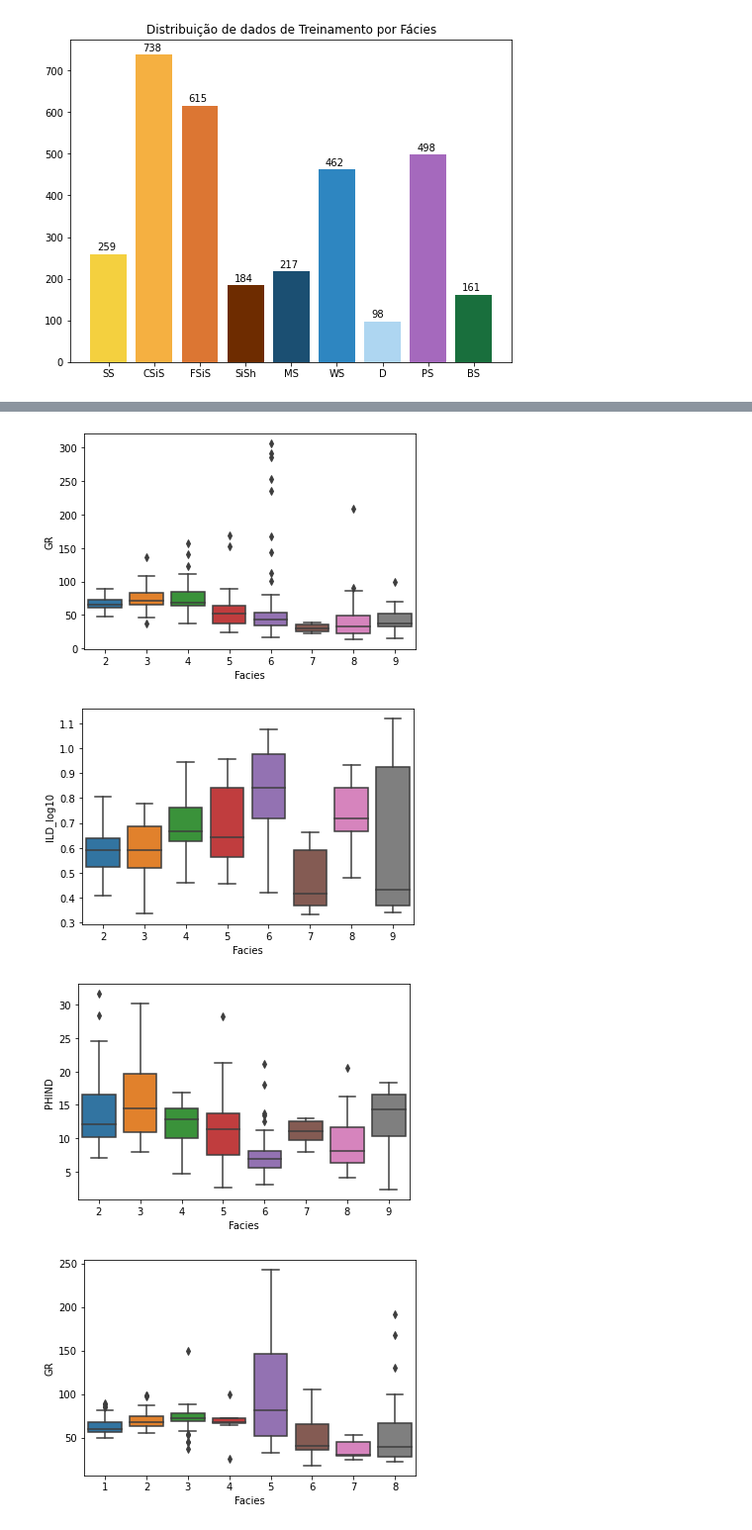
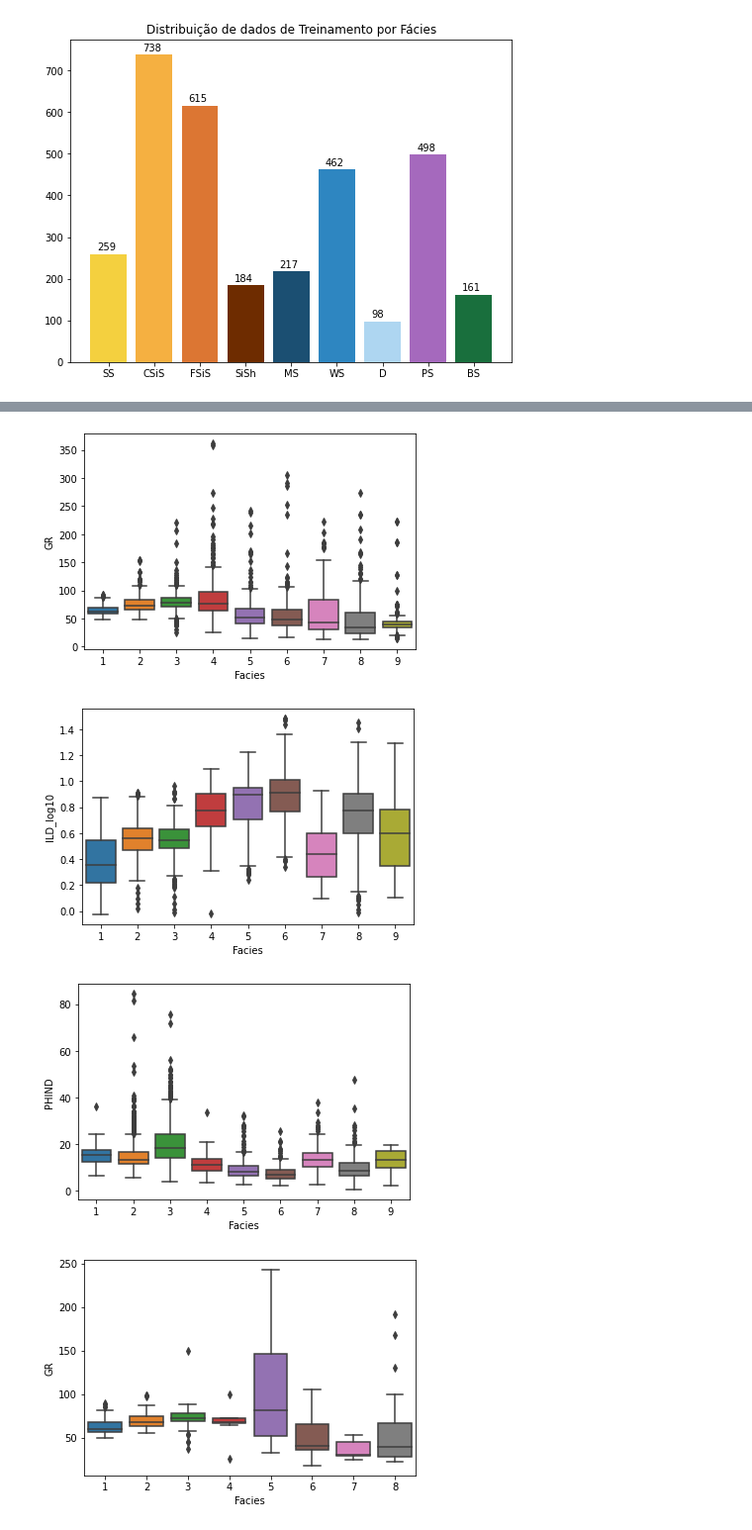
Before and after one commit to nayguele/machine-learning-wells-log, a Jupyter notebook: Facies_Classification_detcam.ipynb, the cells around one changed output, grey strips where cells are left out. Shown at 99% size. Saved outputs shown, nothing was run; the diff lists cells and outputs as text; code cells hidden in the pictures.

```diff
--- a/Facies_Classification_detcam.ipynb
+++ b/Facies_Classification_detcam.ipynb
@@ -270,16 +272,16 @@ plt.show()
 # %%
 import seaborn as sns
-well_log = training_data[training_data['Well Name'] == 'NEWBY']
+well_log = training_data
 sns.boxplot(x=well_log['Facies'], y=well_log['GR'])
 plt.show()
 sns.boxplot(x=well_log['Facies'], y=well_log['ILD_log10'])
 plt.show()
 sns.boxplot(x=well_log['Facies'], y=well_log['PHIND'])
 plt.show()
 # %% [output]
-[figure, old version]
+[figure, new version]
-[figure, old version]
+[figure, new version]
-[figure, old version]
+[figure, new version]
 # %%
 well_log = training_data[training_data['Well Name'] == 'SHANKLE']
 sns.boxplot(x=well_log['Facies'], y=well_log['GR'])
```
Also changed, not shown: parts of 84 cells of this notebook.
